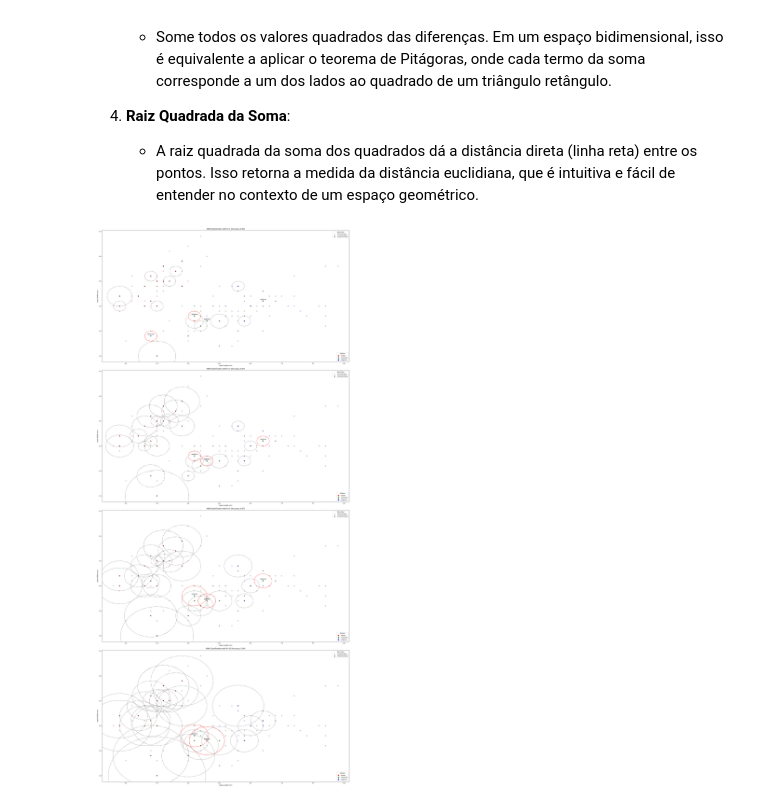
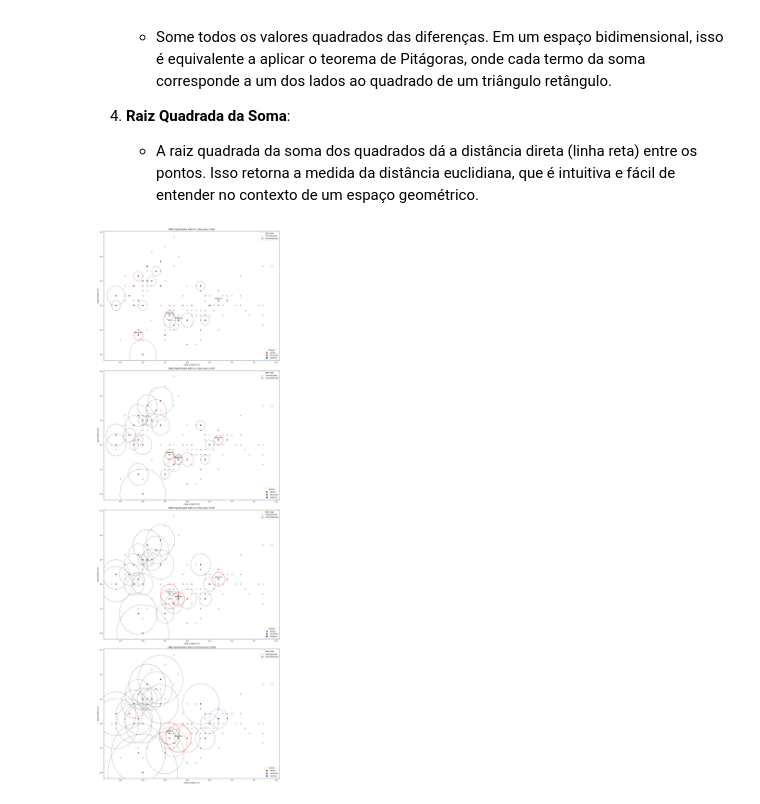
Before and after one commit to ArthurrCr/MACHINE-LEARNING, a Jupyter notebook: KNN.ipynb, the cells around one changed output. Cells and saved outputs as stored; diff of their text form; code cells hidden in the pictures.

```diff
--- a/KNN.ipynb
+++ b/KNN.ipynb
@@ -138,7 +138,7 @@ color_map = ListedColormap(colors)
 
 # Classificação dos dados de teste usando diferentes valores de K e plotagem dos resultados
 k_values = [1, 3, 5, 10]
-fig, axes = plt.subplots(len(k_values), 1, figsize=(25, 55))  # Uma coluna de gráficos
+fig, axes = plt.subplots(len(k_values), 1, figsize=(15, 45))  # Uma coluna de gráficos
 
 for i, k in enumerate(k_values):
     # Desempacotando corretamente os resultados de knn_classify
@@ -158,31 +158,31 @@ for i, k in enumerate(k_values):
         axes[i].add_artist(circle)
         if actual != pred:
             axes[i].annotate(class_names[actual],  # Nome da classe verdadeira
                              (point[0], point[1]),
                              textcoords="offset points",  # Como posicionar o texto
                              xytext=(0,10),  # Distância do texto ao ponto
                              ha='center',  # Alinhamento horizontal
                              color='black')  # Cor do texto
 
     # Configurando título, rótulos, e legendas
     axes[i].set_title(f'KNN Classification with K={k} (Accuracy: {accuracy_k:.2f})')
     axes[i].set_xlabel('Sepal Length (cm)')
     axes[i].set_ylabel('Sepal Width (cm)')
 
     # Legendas para treino e teste
     training_testing_legend = [Line2D([0], [0], marker='o', color='w', markerfacecolor='gray', markersize=10, alpha=0.3, label='Training Data'),
                                Line2D([0], [0], marker='o', color='w', markerfacecolor='gray', markersize=10, label='Predicted Data')]
 
     # Legendas para as classes
     class_legend = [Line2D([0], [0], marker='o', color='w', label=class_name,
                            markerfacecolor=col, markersize=10) for col, class_name in zip(colors, class_names)]
 
     # Adicionando as legendas ao gráfico
     legend1 = axes[i].legend(handles=training_testing_legend, loc='upper right', title="Data Type")
     axes[i].add_artist(legend1)
     axes[i].legend(handles=class_legend, loc='lower right', title="Classes")
 
 fig.tight_layout()
 plt.show()
 # %% [output]
-[figure, old version]
+[figure, new version]
```
